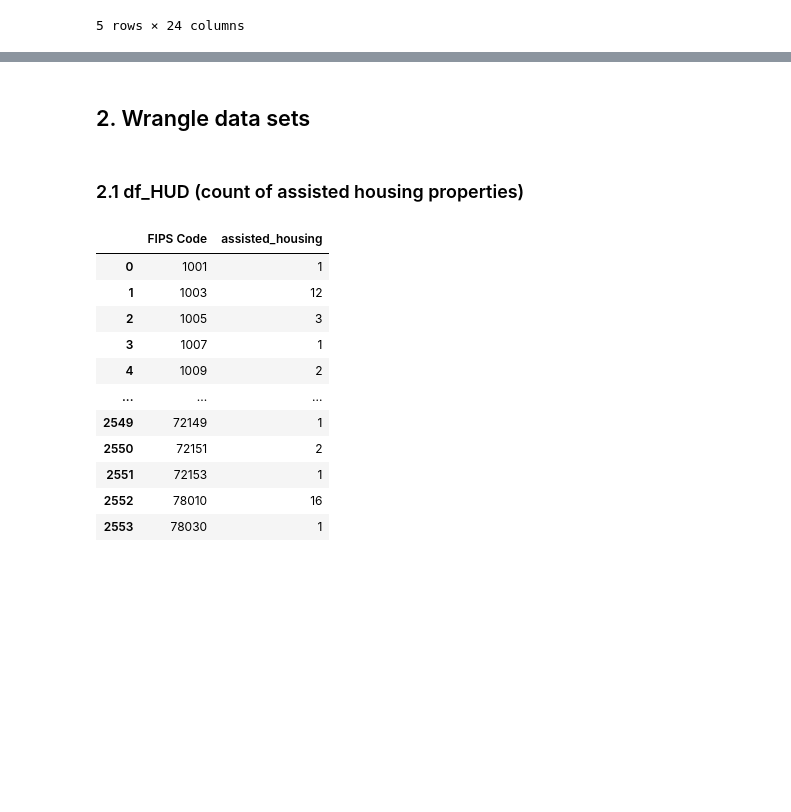
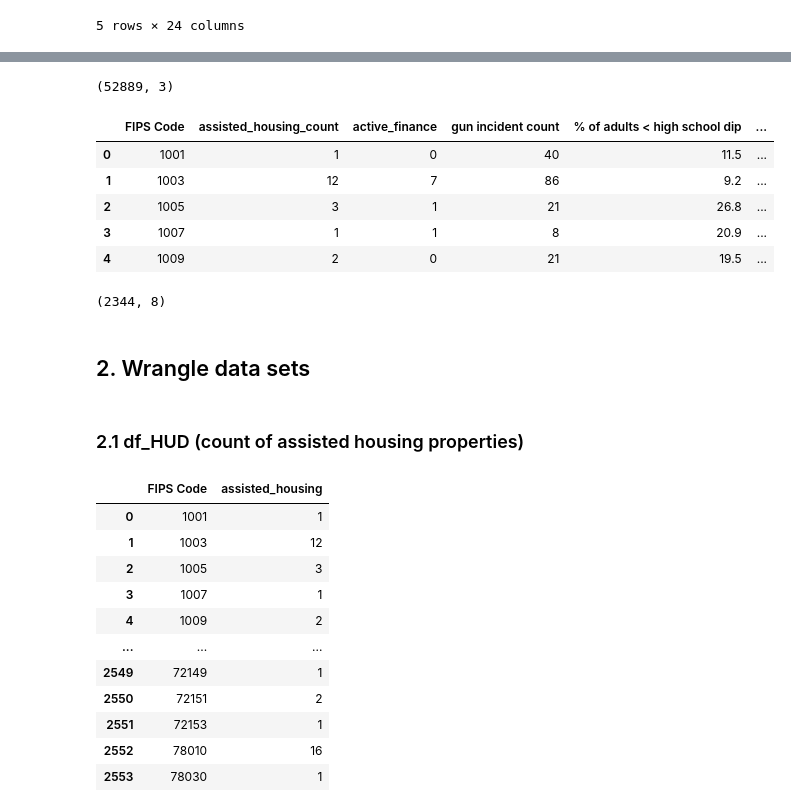
Before and after one commit to bdhickling1/CF-Gun-Violence-and-Communities, a Jupyter notebook: 3 Scripts/Task6_7_Storyboard Prep.ipynb, the cells around one changed output, grey strips where cells are left out. Cells and saved outputs as stored; diff of their text form; code cells hidden in the pictures; blank space fills up the shorter version.

```diff
--- a/3 Scripts/Task6_7_Storyboard Prep.ipynb
+++ b/3 Scripts/Task6_7_Storyboard Prep.ipynb
@@ -86,3 +89,20 @@ df_county.head()
+# %%
+df_county.shape
+# %% [output]
+(52889, 3)
+# %%
+df_kmeans.head()
+# %% [output]
+|  | FIPS Code | assisted_housing_count | active_finance | gun incident count | % of adults < high school dip | ... |
+| 0 | 1001 | 1 | 0 | 40 | 11.5 | ... |
+| 1 | 1003 | 12 | 7 | 86 | 9.2 | ... |
+| 2 | 1005 | 3 | 1 | 21 | 26.8 | ... |
+| 3 | 1007 | 1 | 1 | 8 | 20.9 | ... |
+| 4 | 1009 | 2 | 0 | 21 | 19.5 | ... |
+# %%
+df_kmeans.shape
+# %% [output]
+(2344, 8)
 # %% [markdown]
 ## 2. Wrangle data sets
 # %% [markdown]
```
Also changed, not shown: parts of 14 cells of this notebook, 6 other files.
